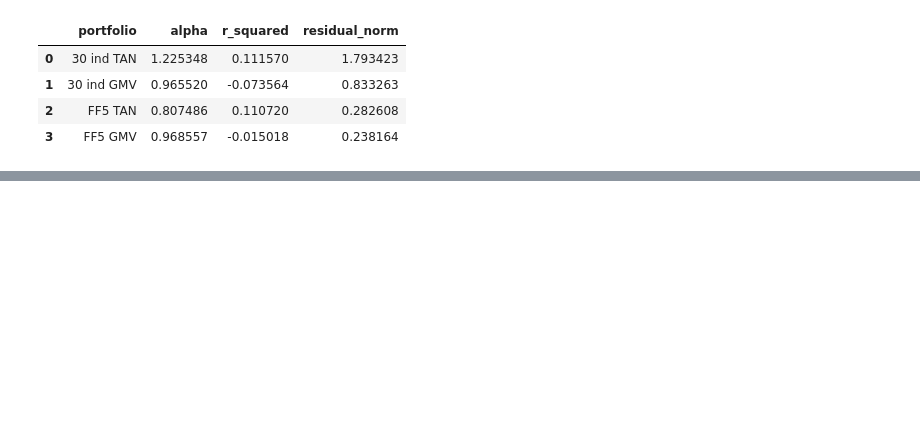
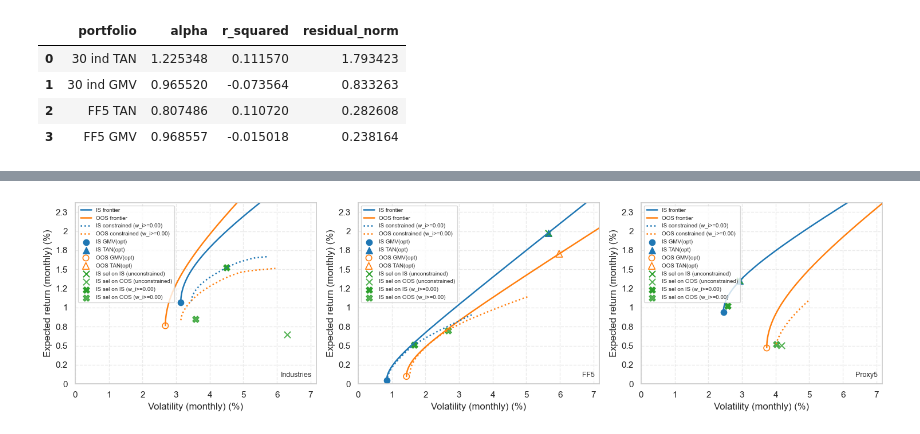
Before and after one commit to eomoran/fin41360-group-asst, a Jupyter notebook: fin41360_report.ipynb, the cells around one changed output, grey strips where cells are left out. Saved outputs shown, nothing was run; the diff lists cells and outputs as text; code cells hidden in the pictures; blank space fills up the shorter version.

```diff
--- a/fin41360_report.ipynb
+++ b/fin41360_report.ipynb
@@ -370,0 +552,10 @@ scope7['summary_tables']['frontier_replication']
+# %%
+# Alternative view: lock all 8.2 panels to FF5-based limits for comparability
+_ = plot_scope8_2_is_oos_panels(
+    scope8_2,
+    constraint_label='w_i>=0.00',
+    limit_basis='ff5',
+    limit_mult=1.2,
+)
+# %% [output]
+[figure, added]
```
Also changed, not shown: parts of 36 cells of this notebook, 5 other files.
